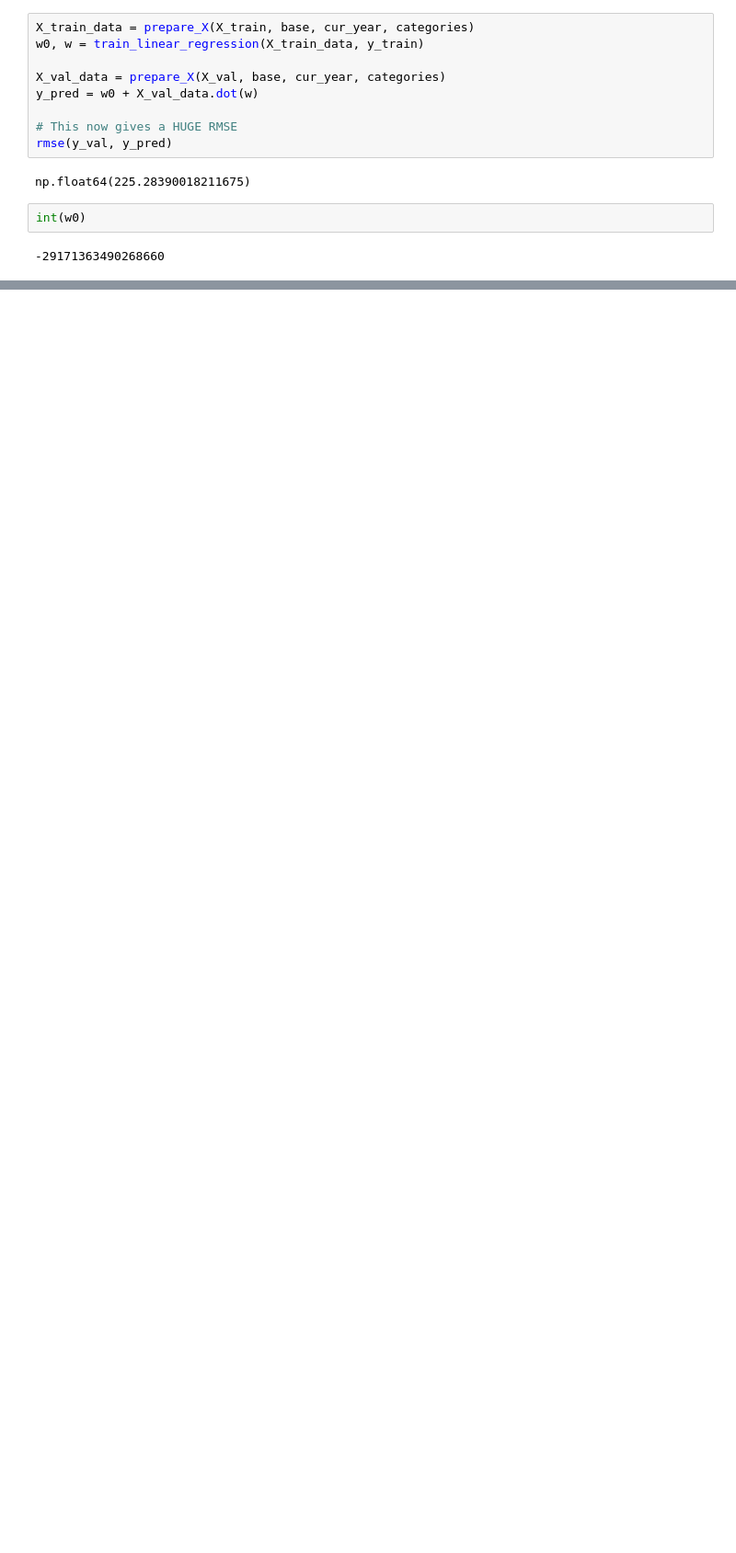
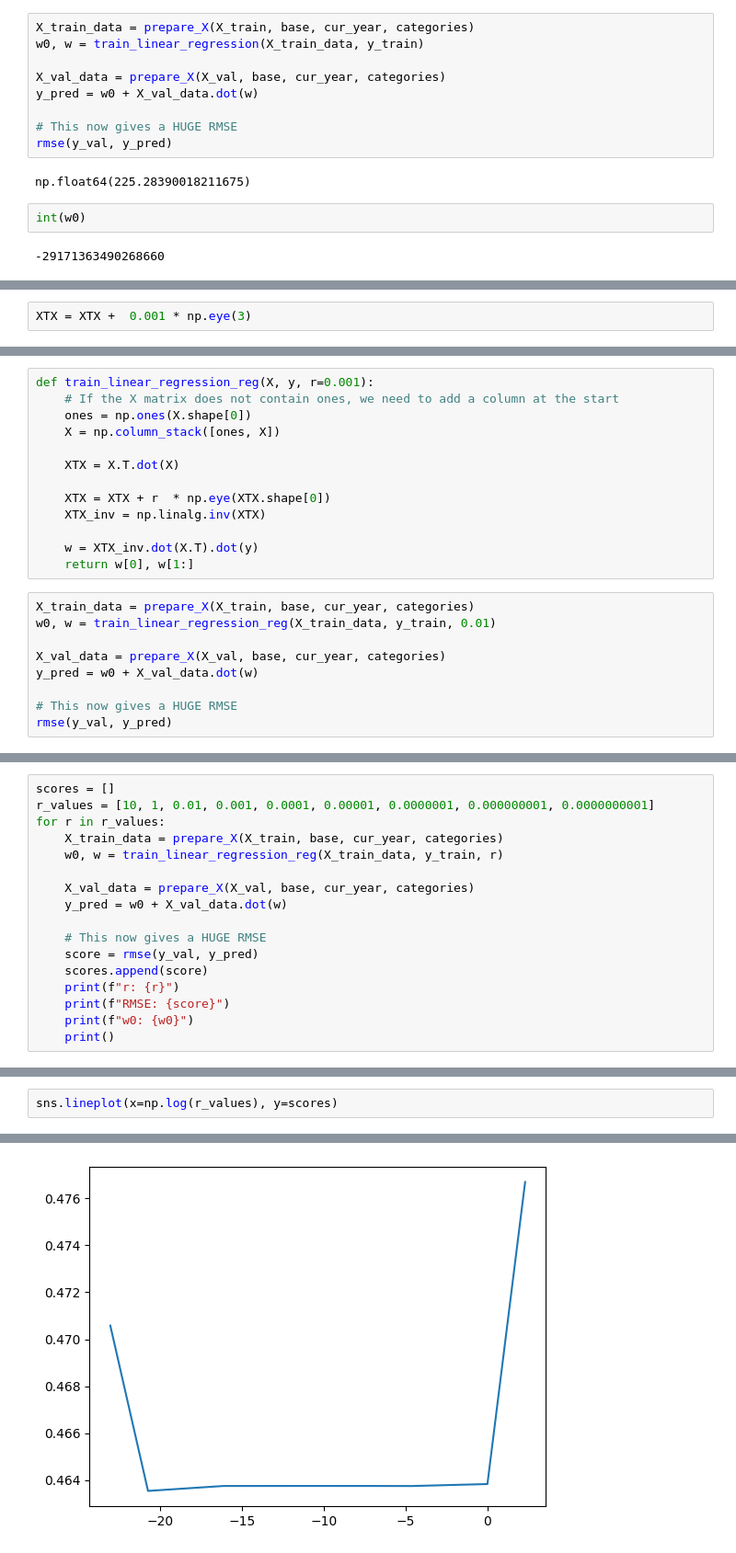
Before and after one commit to Owen-OS/ml-zoomcamp, a Jupyter notebook: 02 - Regression/Car Prediction Model.ipynb, the cells around one changed output, grey strips where cells are left out. Shown at 92% size. Cells and saved outputs as stored; diff of their text form; blank space fills up the shorter version.

Commit message:
Regression updates

```diff
--- a/02 - Regression/Car Prediction Model.ipynb
+++ b/02 - Regression/Car Prediction Model.ipynb
@@ -966,0 +1045,2 @@ int(w0)
+# %%
+XTX = XTX +  0.001 * np.eye(3)
@@ -966,0 +1059,22 @@ int(w0)
+# %%
+def train_linear_regression_reg(X, y, r=0.001):
+    # If the X matrix does not contain ones, we need to add a column at the start
+    ones = np.ones(X.shape[0])
+    X = np.column_stack([ones, X])
+
+    XTX = X.T.dot(X)
+
+    XTX = XTX + r  * np.eye(XTX.shape[0])
+    XTX_inv = np.linalg.inv(XTX)
+
+    w = XTX_inv.dot(X.T).dot(y)
+    return w[0], w[1:]
+# %%
+X_train_data = prepare_X(X_train, base, cur_year, categories)
+w0, w = train_linear_regression_reg(X_train_data, y_train, 0.01)
+
+X_val_data = prepare_X(X_val, base, cur_year, categories)
+y_pred = w0 + X_val_data.dot(w)
+
+# This now gives a HUGE RMSE
+rmse(y_val, y_pred)
@@ -966,0 +1085,17 @@ int(w0)
+# %%
+scores = []
+r_values = [10, 1, 0.01, 0.001, 0.0001, 0.00001, 0.0000001, 0.000000001, 0.0000000001]
+for r in r_values:
+    X_train_data = prepare_X(X_train, base, cur_year, categories)
+    w0, w = train_linear_regression_reg(X_train_data, y_train, r)
+
+    X_val_data = prepare_X(X_val, base, cur_year, categories)
+    y_pred = w0 + X_val_data.dot(w)
+
+    # This now gives a HUGE RMSE
+    score = rmse(y_val, y_pred)
+    scores.append(score)
+    print(f"r: {r}")
+    print(f"RMSE: {score}")
+    print(f"w0: {w0}")
+    print()
@@ -966,0 +1120,3 @@ int(w0)
+# %%
+sns.lineplot(x=np.log(r_values), y=scores)
+# %% [output]
@@ -966,0 +1124 @@ int(w0)
+[figure, added]
```
Also changed, not shown: parts of 38 cells of this notebook, 2 other files.
